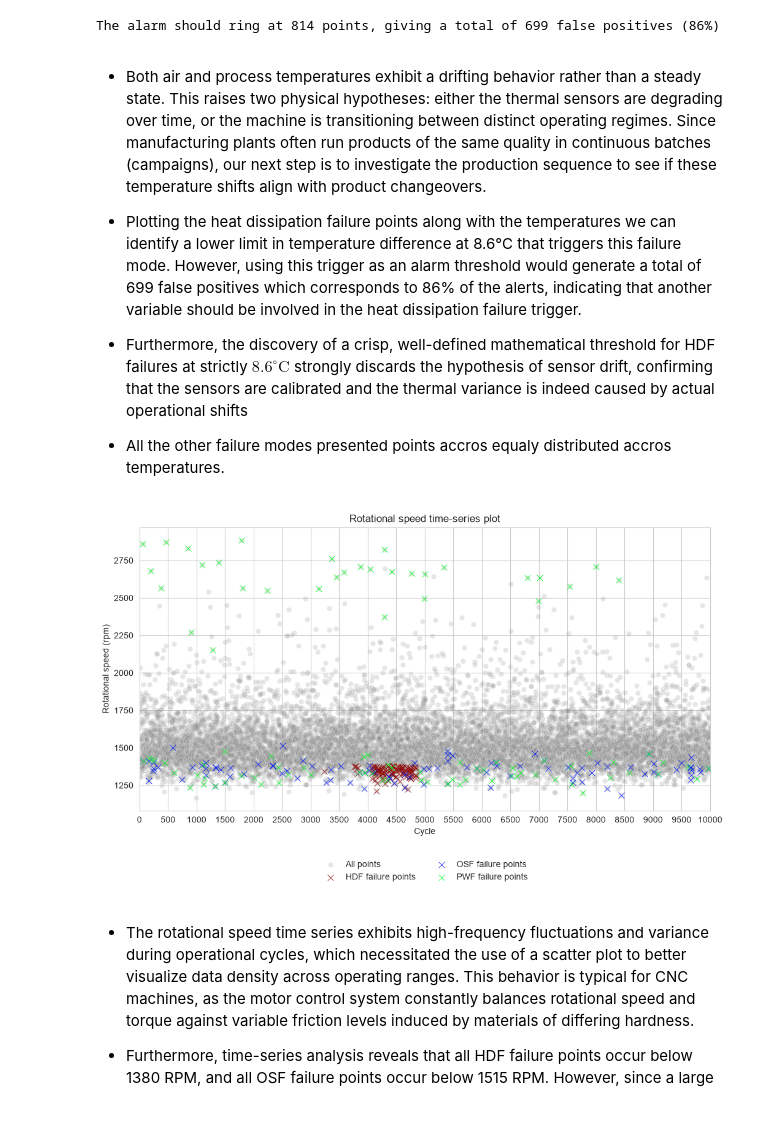
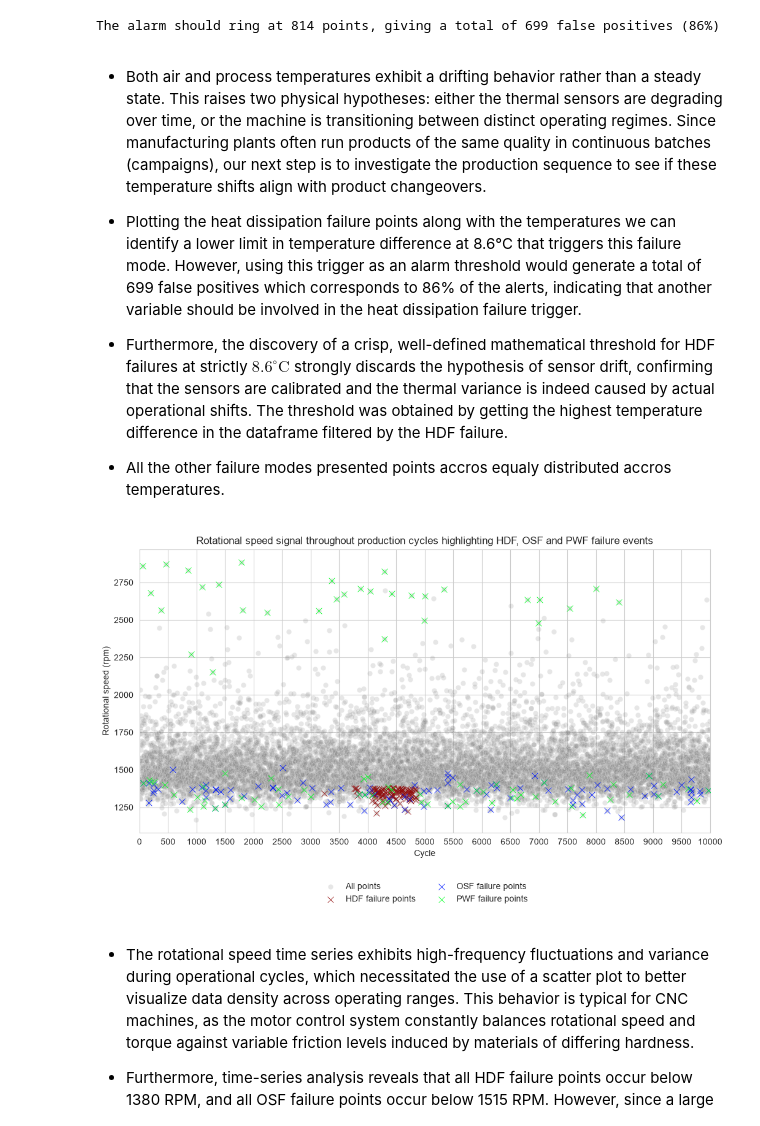
Before and after one commit to ghperez/milling-pdm, a Jupyter notebook: notebooks/03_process_variables_analysis.ipynb, the cells around one changed output. Saved outputs shown, nothing was run; the diff lists cells and outputs as text; code cells hidden in the pictures.

```diff
--- a/notebooks/03_process_variables_analysis.ipynb
+++ b/notebooks/03_process_variables_analysis.ipynb
@@ -134,7 +136,7 @@ The alarm should ring at 814 points, giving a total of 699 false positives (86%)
 
 - Plotting the heat dissipation failure points along with the temperatures we can identify a lower limit in temperature difference at 8.6°C that triggers this failure mode. However, using this trigger as an alarm threshold would generate a total of 699 false positives which corresponds to 86% of the alerts, indicating that another variable should be involved in the heat dissipation failure trigger.
 
-- Furthermore, the discovery of a crisp, well-defined mathematical threshold for HDF failures at strictly $8.6^\circ\text{C}$ strongly discards the hypothesis of sensor drift, confirming that the sensors are calibrated and the thermal variance is indeed caused by actual operational shifts
+- Furthermore, the discovery of a crisp, well-defined mathematical threshold for HDF failures at strictly $8.6^\circ\text{C}$ strongly discards the hypothesis of sensor drift, confirming that the sensors are calibrated and the thermal variance is indeed caused by actual operational shifts. The threshold was obtained by getting the highest temperature difference in the dataframe filtered by the HDF failure.
 
 - All the other failure modes presented points accros equaly distributed accros temperatures.
 # %%
@@ -173,35 +175,35 @@ sns.scatterplot(data=df_hdf,
                 zorder=5,
                 label="HDF failure points");
 
 sns.scatterplot(data=df_osf,
                 marker="x",
                 s=50,
                 color="#001AFF",
                 zorder=5,
                 label="OSF failure points");
 
 sns.scatterplot(data=df_pwf,
                 marker="x",
                 s=50,
                 color="#00FF22",
                 zorder=5,
                 label="PWF failure points");
 
 ## Plot settings
 plt.xlim(left=0, right=10000)
 plt.xticks(np.arange(0,10001,500))
-plt.title("Rotational speed time-series plot")
+plt.title("Rotational speed signal throughout production cycles highlighting HDF, OSF and PWF failure events")
 plt.xlabel("Cycle")
 plt.ylabel("Rotational speed (rpm)")
 plt.legend(
     loc='upper center',
     bbox_to_anchor=(0.5, -0.15),
     ncol=2,
     frameon=False
 )
 plt.show()
 # %% [output]
-[figure, old version]
+[figure, new version]
 # %% [markdown]
 - The rotational speed time series exhibits high-frequency fluctuations and variance during operational cycles, which necessitated the use of a scatter plot to better visualize data density across operating ranges. This behavior is typical for CNC machines, as the motor control system constantly balances rotational speed and torque against variable friction levels induced by materials of differing hardness.
 
```
Also changed, not shown: parts of 12 cells of this notebook.
